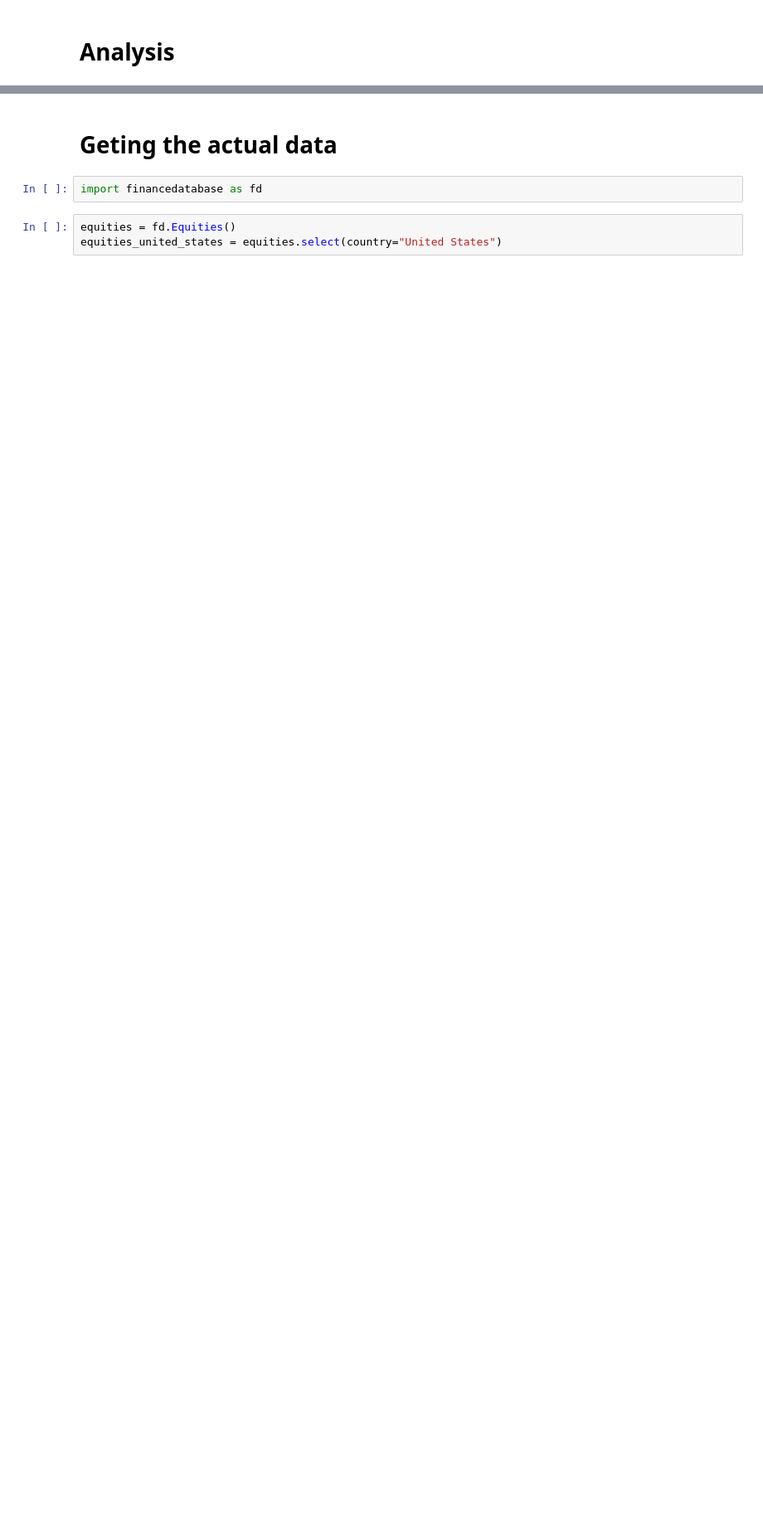
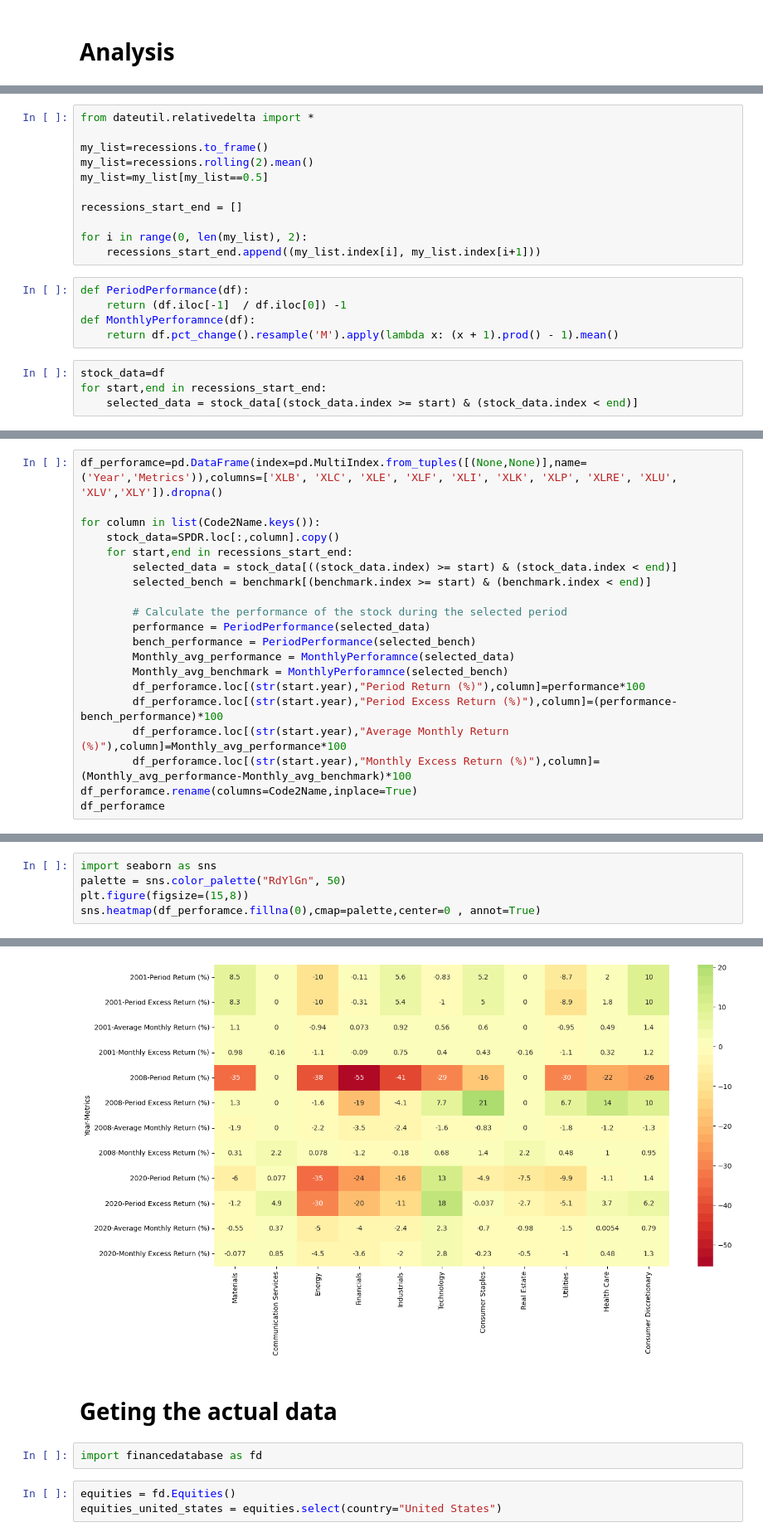
Before and after one commit to AmineMahdioui/projet-de-fin-d-annee, a Jupyter notebook: SectorAnalysis.ipynb, the cells around one changed output, grey strips where cells are left out. Shown at 83% size. Cells and saved outputs as stored; diff of their text form; blank space fills up the shorter version.

```diff
--- a/SectorAnalysis.ipynb
+++ b/SectorAnalysis.ipynb
@@ -136,0 +93,20 @@ np.log1p(df.pct_change()).loc[start:,"XLF"].plot(ax=ax)
+# %%
+from dateutil.relativedelta import *
+
+my_list=recessions.to_frame()
+my_list=recessions.rolling(2).mean()
+my_list=my_list[my_list==0.5]
+
+recessions_start_end = []
+
+for i in range(0, len(my_list), 2):
+    recessions_start_end.append((my_list.index[i], my_list.index[i+1]))
+# %%
+def PeriodPerformance(df):
+    return (df.iloc[-1]  / df.iloc[0]) -1
+def MonthlyPerforamnce(df):
+    return df.pct_change().resample('M').apply(lambda x: (x + 1).prod() - 1).mean()
+# %%
+stock_data=df
+for start,end in recessions_start_end:
+    selected_data = stock_data[(stock_data.index >= start) & (stock_data.index < end)]
@@ -136,0 +119,20 @@ np.log1p(df.pct_change()).loc[start:,"XLF"].plot(ax=ax)
+# %%
+df_perforamce=pd.DataFrame(index=pd.MultiIndex.from_tuples([(None,None)],name=('Year','Metrics')),columns=['XLB', 'XLC', 'XLE', 'XLF', 'XLI', 'XLK', 'XLP', 'XLRE', 'XLU', 'XLV','XLY']).dropna()
+
+for column in list(Code2Name.keys()):
+    stock_data=SPDR.loc[:,column].copy()
+    for start,end in recessions_start_end:
+        selected_data = stock_data[((stock_data.index) >= start) & (stock_data.index < end)]
+        selected_bench = benchmark[(benchmark.index >= start) & (benchmark.index < end)]
+
+        # Calculate the performance of the stock during the selected period
+        performance = PeriodPerformance(selected_data)
+        bench_performance = PeriodPerformance(selected_bench)
+        Monthly_avg_performance = MonthlyPerforamnce(selected_data)
+        Monthly_avg_benchmark = MonthlyPerforamnce(selected_bench)
+        df_perforamce.loc[(str(start.year),"Period Return (%)"),column]=performance*100
+        df_perforamce.loc[(str(start.year),"Period Excess Return (%)"),column]=(performance-bench_performance)*100
+        df_perforamce.loc[(str(start.year),"Average Monthly Return (%)"),column]=Monthly_avg_performance*100
+        df_perforamce.loc[(str(start.year),"Monthly Excess Return (%)"),column]=(Monthly_avg_performance-Monthly_avg_benchmark)*100
+df_perforamce.rename(columns=Code2Name,inplace=True)
+df_perforamce
@@ -136,0 +154,6 @@ np.log1p(df.pct_change()).loc[start:,"XLF"].plot(ax=ax)
+# %%
+import seaborn as sns
+palette = sns.color_palette("RdYlGn", 50)
+plt.figure(figsize=(15,8))
+sns.heatmap(df_perforamce.fillna(0),cmap=palette,center=0 , annot=True)
+# %% [output]
@@ -137,3 +161,4 @@ np.log1p(df.pct_change()).loc[start:,"XLF"].plot(ax=ax)
+[figure, added]
 # %% [markdown]
 # Geting the actual data
 # %%
```
Also changed, not shown: parts of 32 cells of this notebook.
